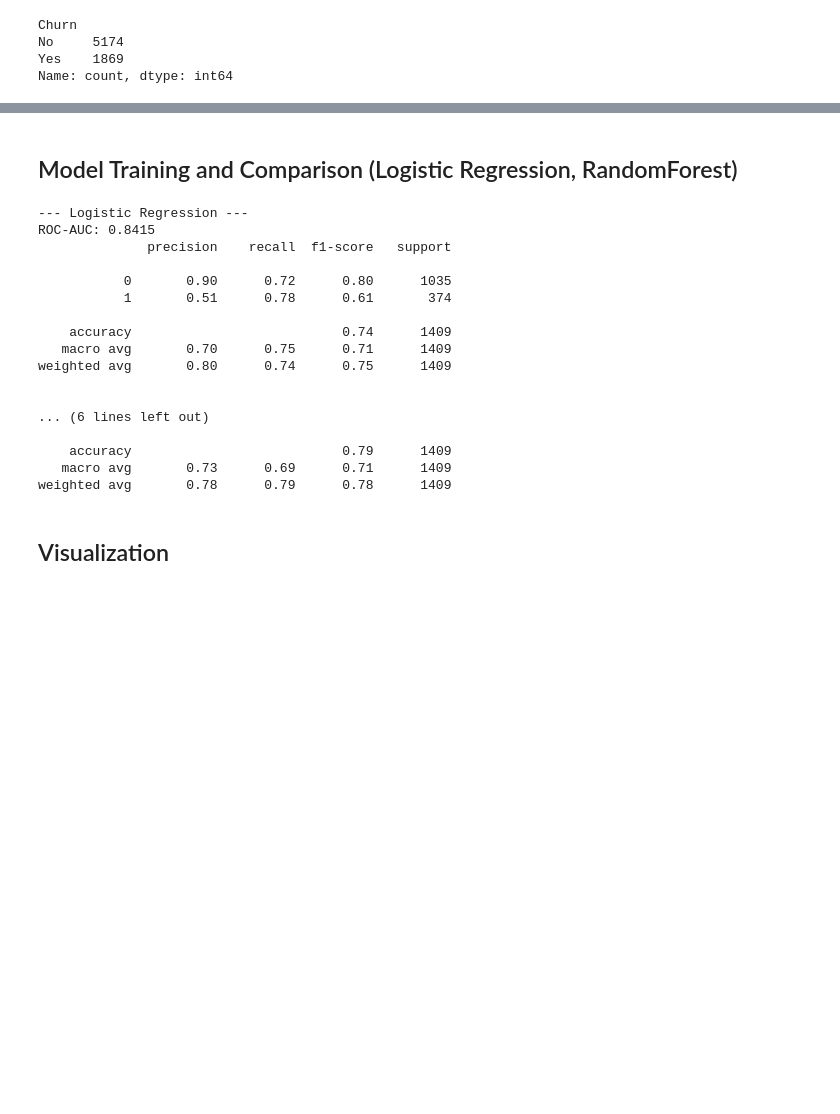
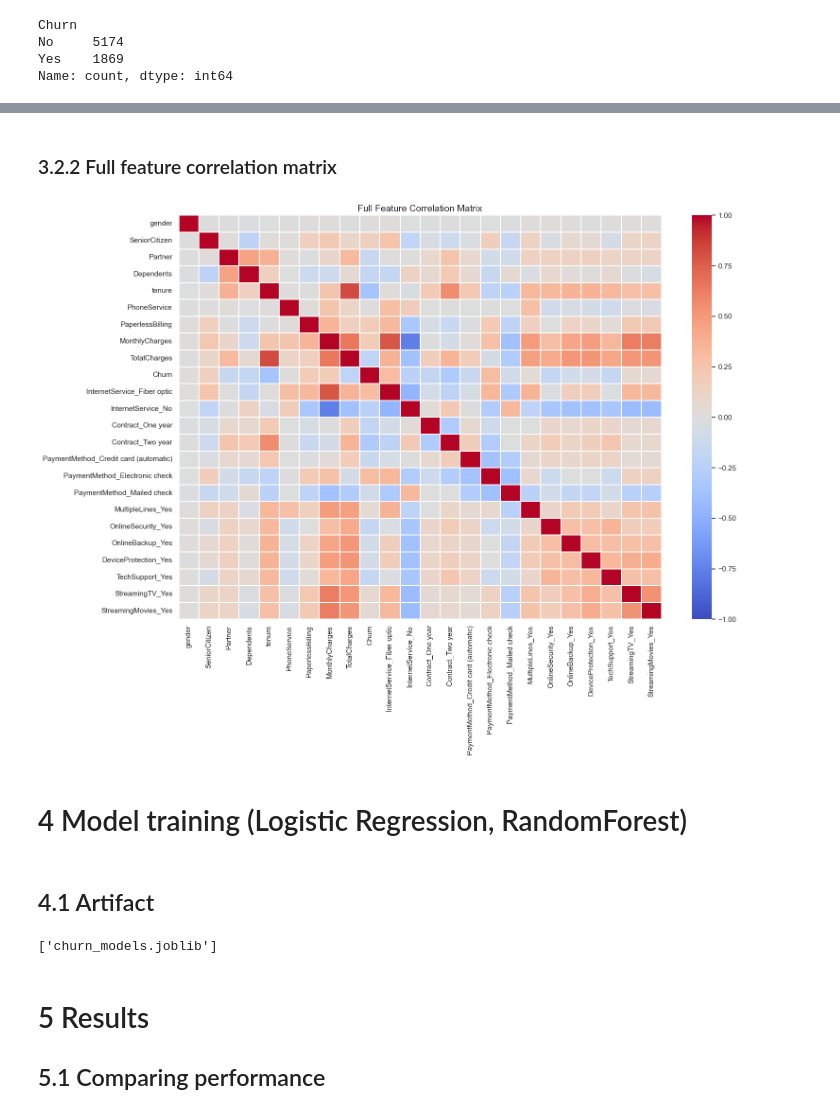
Before and after one commit to pchaher03/customer-churn-prediction-model, a Jupyter notebook: churn_predictor.ipynb, the cells around one changed output, grey strips where cells are left out. Drawn from its saved outputs; the diff is of its cells as text; code cells hidden in the pictures; blank space fills up the shorter version.

```diff
--- a/churn_predictor.ipynb
+++ b/churn_predictor.ipynb
@@ -187,11 +390,26 @@ Name: count, dtype: int64
+# %% [markdown]
+### 3.2.2 Full feature correlation matrix
+# %%
+plt.figure(figsize=(16, 12))
+sns.heatmap(
+    df.corr(),
+    cmap='coolwarm',
+    vmax=1.0,
+    vmin=-1.0,
+    linewidths=0.1,
+    annot=False # Set to True if you want numeric correlation values printed
+)
+plt.title('Full Feature Correlation Matrix', fontsize=14)
+plt.tight_layout()
+plt.show()
+# %% [output]
+[figure, added]
 # %% [markdown]
-## Model Training and Comparison (Logistic Regression, RandomForest)
+# 4 Model training (Logistic Regression, RandomForest)
 # %%
-# Separate features (X) and target (y)
 X = df.drop(columns=['Churn'])
 y = df['Churn']
 
-# Train / Test Split (80% train, 20% test with stratification)
 X_train, X_test, y_train, y_test = train_test_split(
     X, y, test_size=0.2, random_state=42, stratify=y
 )
@@ -210,34 +428,20 @@ rf_model = RandomForestClassifier(n_estimators=100, class_weight='balanced', ran
 rf_model.fit(X_train, y_train)
 rf_preds = rf_model.predict(X_test)
 rf_probs = rf_model.predict_proba(X_test)[:, 1]
-
-# Compare Performance
-print("--- Logistic Regression ---")
-print(f"ROC-AUC: {roc_auc_score(y_test, lr_probs):.4f}")
-print(classification_report(y_test, lr_preds))
-
-print("\n--- Random Forest ---")
-print(f"ROC-AUC: {roc_auc_score(y_test, rf_probs):.4f}")
-print(classification_report(y_test, rf_preds))
-
-#roc-auc: 0.8419, 0.8288
-# %% [output]
---- Logistic Regression ---
-ROC-AUC: 0.8415
-              precision    recall  f1-score   support
-
-           0       0.90      0.72      0.80      1035
-           1       0.51      0.78      0.61       374
-
-    accuracy                           0.74      1409
-   macro avg       0.70      0.75      0.71      1409
-weighted avg       0.80      0.74      0.75      1409
-
-
-... (6 lines left out)
-
-    accuracy                           0.79      1409
-   macro avg       0.73      0.69      0.71      1409
-weighted avg       0.78      0.79      0.78      1409
+# %% [markdown]
+## 4.1 Artifact
+# %%
+# Bundle models and metadata into a dictionary
+artifacts = {
+    "logistic_regression": lr_model,  # Includes the StandardScaler pipeline automatically
+    "random_forest": rf_model,
+    "feature_columns": X_train.columns.tolist()
+}
+
+joblib.dump(artifacts, "churn_models.joblib")
+# %% [output]
+['churn_models.joblib']
 # %% [markdown]
-## Visualization
+# 5 Results
+
+## 5.1 Comparing performance
```
Also changed, not shown: parts of 34 cells of this notebook, 5 other files.
